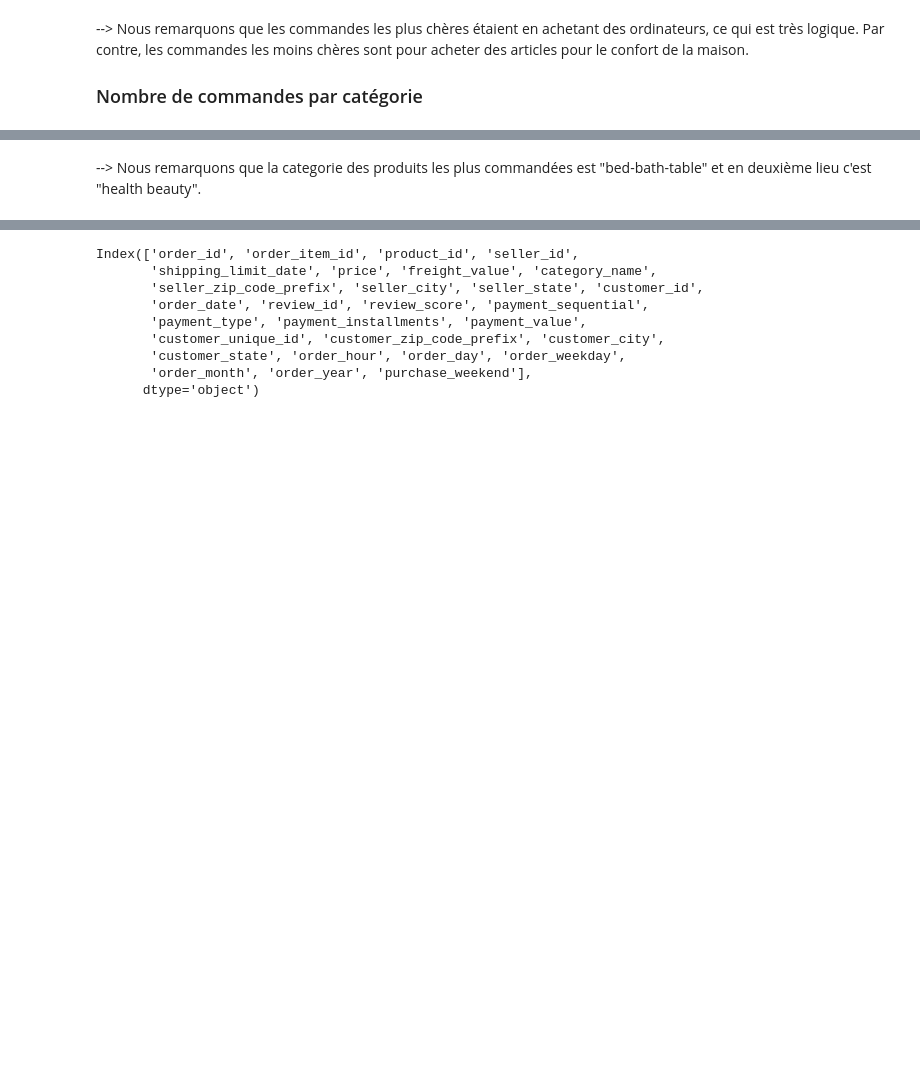
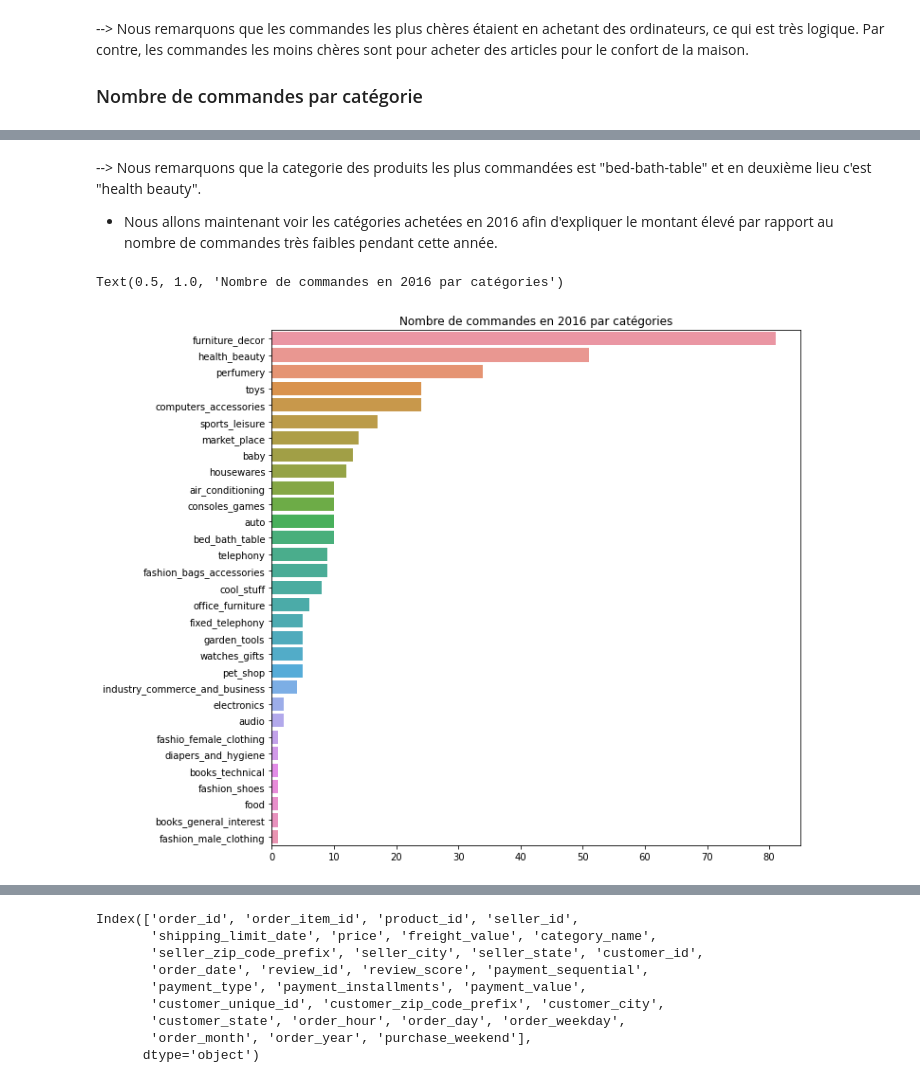
Before and after one commit to Soumaya-kh/POlist, a Jupyter notebook: POLIST_01_notebookanalyse.ipynb, the cells around one changed output, grey strips where cells are left out. Drawn from its saved outputs; the diff is of its cells as text; code cells hidden in the pictures; blank space fills up the shorter version.

```diff
--- a/POLIST_01_notebookanalyse.ipynb
+++ b/POLIST_01_notebookanalyse.ipynb
@@ -1293,2 +1293,13 @@ Text(0.5, 1.0, 'Nombre de commandes par catégories')
 # %% [markdown]
 --> Nous remarquons que la categorie des produits les plus commandées est "bed-bath-table" et en deuxième lieu c'est "health beauty".
+- Nous allons maintenant voir les catégories achetées en 2016 afin d'expliquer le montant élevé par rapport au nombre de commandes très faibles pendant cette année.
+# %%
+#analyser les catégories des produits les plus achetés en 2016
+df_2016 = df[df['order_year']==2016]
+products_count = df_2016['category_name'].value_counts()
+fig = plt.figure(figsize=(10,10))
+sns.barplot(x= products_count.values, y = products_count.index)
+plt.title('Nombre de commandes en 2016 par catégories')
+# %% [output]
+Text(0.5, 1.0, 'Nombre de commandes en 2016 par catégories')
+[figure, added]
```
Also changed, not shown: parts of 30 cells of this notebook.
